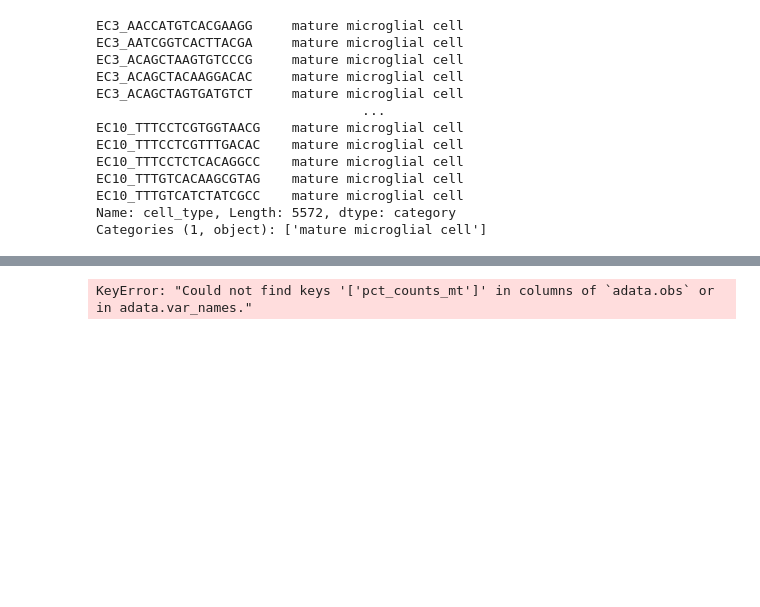
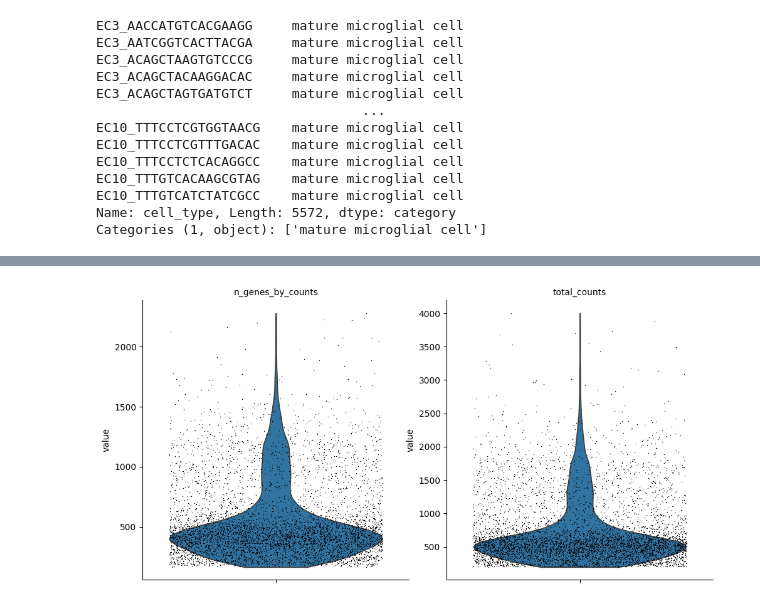
Before and after one commit to pizzaglitch/RNA-Sequencing, a Jupyter notebook: annData.ipynb, the cells around one changed output, grey strips where cells are left out. Saved outputs shown, nothing was run; the diff lists cells and outputs as text; code cells hidden in the pictures; blank space fills up the shorter version.

Commit message:
Created violin plot for gene counts.

```diff
--- a/annData.ipynb
+++ b/annData.ipynb
@@ -32,9 +51,9 @@ sc.pp.calculate_qc_metrics(
 # %%
 sc.pl.violin(
     adata,
-    ["n_genes_by_counts", "total_counts", "pct_counts_mt"],
+    ["n_genes_by_counts", "total_counts"],
     jitter=0.4,
     multi_panel=True,
 )
 # %% [output]
-KeyError: "Could not find keys '['pct_counts_mt']' in columns of `adata.obs` or in adata.var_names."
+[figure, added]
```
Also changed, not shown: parts of 1 cell of this notebook.
